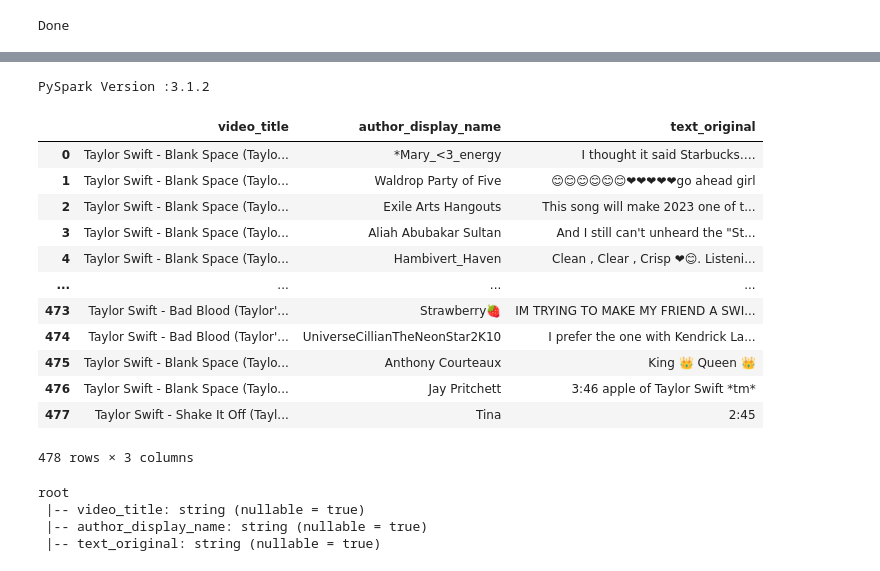
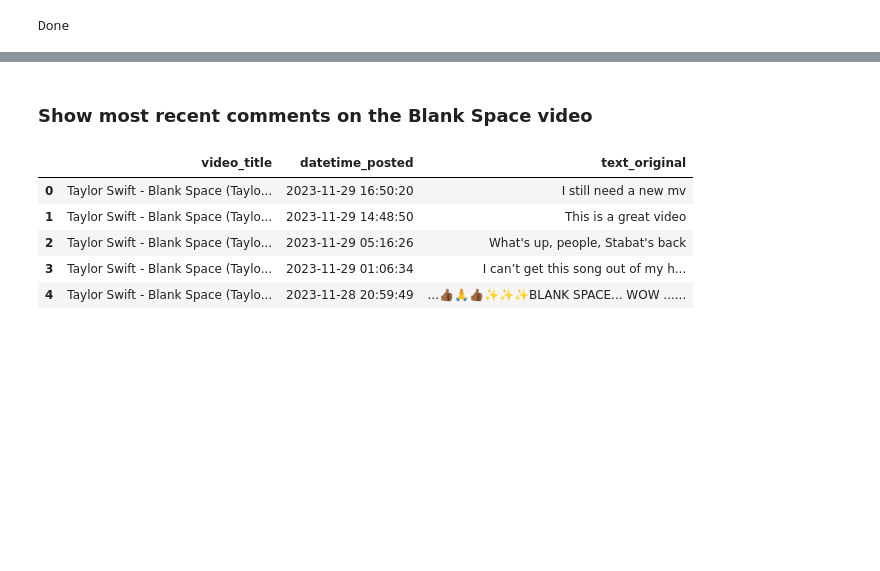
Before and after one commit to OldPickle/IST_769_GP, a Jupyter notebook: GroupProj.ipynb, the cells around one changed output, grey strips where cells are left out. Saved outputs shown, nothing was run; the diff lists cells and outputs as text; code cells hidden in the pictures; blank space fills up the shorter version.

```diff
--- a/GroupProj.ipynb
+++ b/GroupProj.ipynb
@@ -220,7 +184,8 @@ cassandra_comments = spark.read \
     .load()
 
 cassandra_comments.createOrReplaceTempView("blank_space_comments")
-query1 = """
+
+blank_space_query_1 = """
     SELECT
         video_title,
         datetime_posted,
@@ -230,7 +195,7 @@ query1 = """
     ORDER BY datetime_posted DESC;
     """
 
-query2 = """
+blank_space_query_2 = """
     SELECT
         video_title,
         like_count,
@@ -239,11 +204,12 @@ query2 = """
     WHERE video_title = "Taylor Swift - Blank Space (Taylor's Version) (Lyric Video)"
     ORDER BY like_count DESC;
     """
-blank_space1 = spark.sql(query1)
 
-blank_space2 = spark.sql(query2)
+blank_space_result_1 = spark.sql(blank_space_query_1)
 
-# The query executes on cassandra, not spark.
-spark.sql(query1).explain()
+blank_space_result_2 = spark.sql(blank_space_query_2)
+
+# The query executes on cassandra, not spark (proof)
+spark.sql(blank_space_query_1).explain()
 # %% [output]
 == Physical Plan ==
@@ -275,28 +221,11 @@ blank_space2.toPandas().head(5)
-# %%
-print('PySpark Version :'+spark.version)
-# %% [output]
-PySpark Version :3.1.2
-# %%
-df_n4j = df.select("video_title", "author_display_name", "text_original")
-df_n4j.toPandas()
-# %% [output]
-|  | video_title | author_display_name | text_original |
-| 0 | Taylor Swift - Blank Space (Taylo... | *Mary_<3_energy | I thought it said Starbucks…. |
-| 1 | Taylor Swift - Blank Space (Taylo... | Waldrop Party of Five | 😊😊😊😊😊😊❤❤❤❤❤go ahead girl |
-| 2 | Taylor Swift - Blank Space (Taylo... | Exile Arts Hangouts | This song will make 2023 one of t... |
-| 3 | Taylor Swift - Blank Space (Taylo... | Aliah Abubakar Sultan | And I still can't unheard the "St... |
-| 4 | Taylor Swift - Blank Space (Taylo... | Hambivert_Haven | Clean , Clear , Crisp ❤😊. Listeni... |
-| ... | ... | ... | ... |
-| 473 | Taylor Swift - Bad Blood (Taylor'... | Strawberry🍓 | IM TRYING TO MAKE MY FRIEND A SWI... |
-| 474 | Taylor Swift - Bad Blood (Taylor'... | UniverseCillianTheNeonStar2K10 | I prefer the one with Kendrick La... |
-| 475 | Taylor Swift - Blank Space (Taylo... | Anthony Courteaux | King 👑 Queen 👑 |
-| 476 | Taylor Swift - Blank Space (Taylo... | Jay Pritchett | 3:46 apple of Taylor Swift *tm* |
-| 477 | Taylor Swift - Shake It Off (Tayl... | Tina | 2:45 |
-478 rows × 3 columns
-# %%
-df_n4j.printSchema()
-# %% [output]
-root
- |-- video_title: string (nullable = true)
- |-- author_display_name: string (nullable = true)
- |-- text_original: string (nullable = true)
+# %% [markdown]
+### Show most recent comments on the Blank Space video
+# %%
+blank_space_result_1.toPandas().head(5)
+# %% [output]
+|  | video_title | datetime_posted | text_original |
+| 0 | Taylor Swift - Blank Space (Taylo... | 2023-11-29 16:50:20 | I still need a new mv |
+| 1 | Taylor Swift - Blank Space (Taylo... | 2023-11-29 14:48:50 | This is a great video |
+| 2 | Taylor Swift - Blank Space (Taylo... | 2023-11-29 05:16:26 | What's up, people, Stabat's back |
+| 3 | Taylor Swift - Blank Space (Taylo... | 2023-11-29 01:06:34 | I can’t get this song out of my h... |
+| 4 | Taylor Swift - Blank Space (Taylo... | 2023-11-28 20:59:49 | ...👍🏾🙏👍🏾✨✨✨BLANK SPACE... WOW ...... |
```
Also changed, not shown: parts of 19 cells of this notebook, 2 other files.
